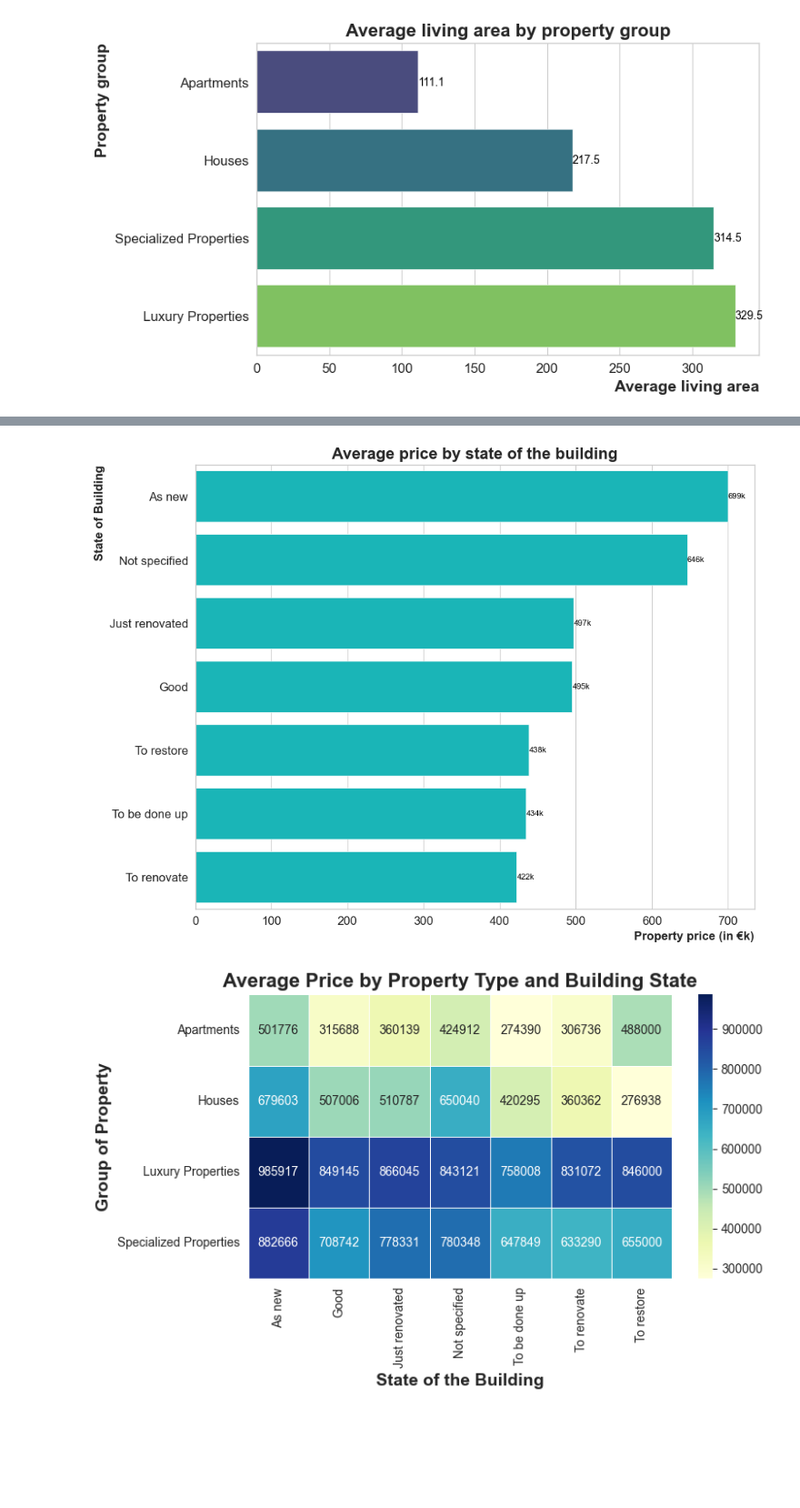
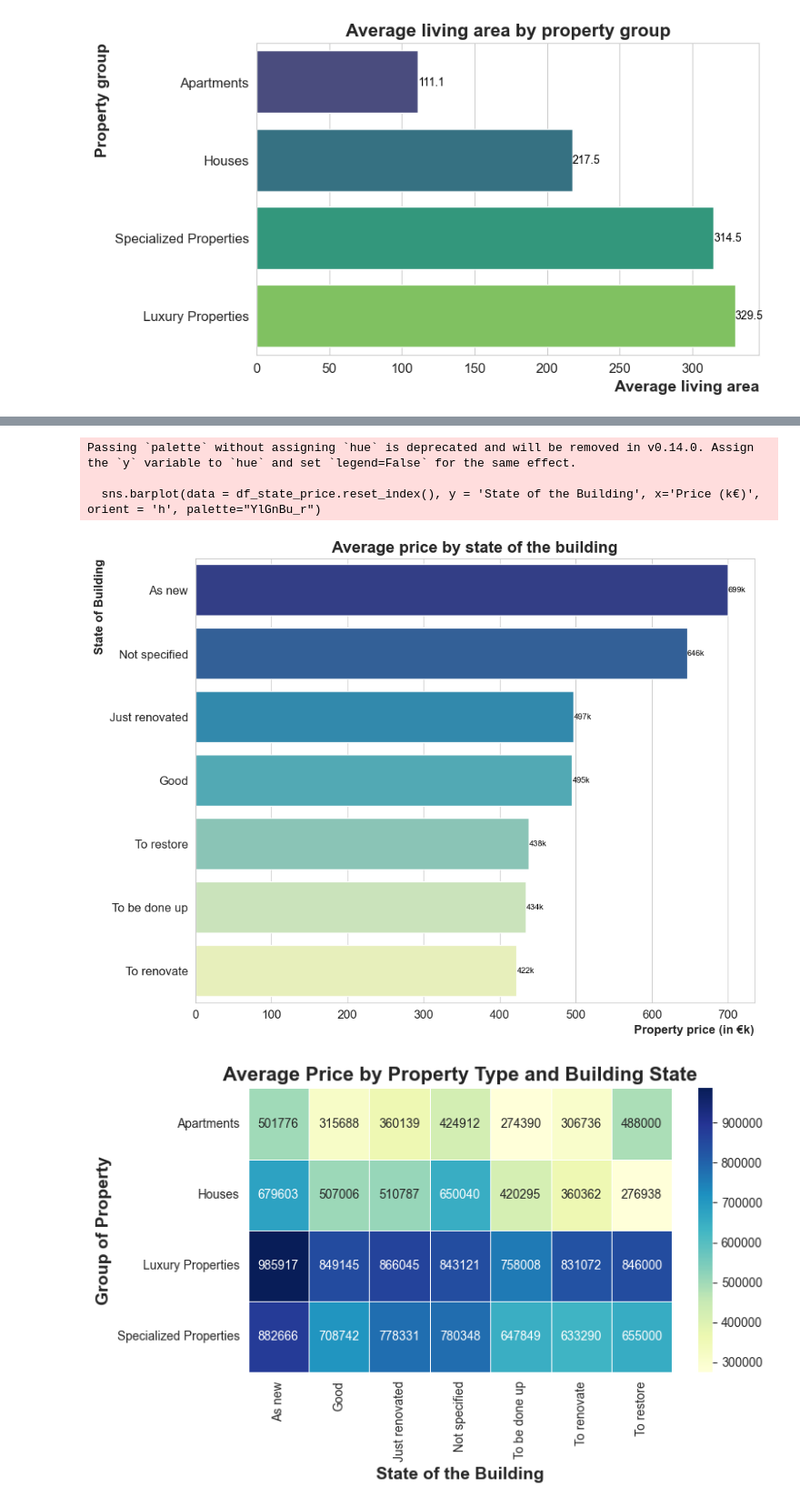
Before and after one commit to BeatrizJover/Data_analysis, a Jupyter notebook: charts.ipynb, the cells around one changed output, grey strips where cells are left out. Shown at 91% size. Drawn from its saved outputs; the diff is of its cells as text; code cells hidden in the pictures; blank space fills up the shorter version.

Commit message:
Visualisations

```diff
--- a/charts.ipynb
+++ b/charts.ipynb
@@ -256,0 +261,19 @@ plt.show()
+# %%
+plt.figure(figsize = [8, 5])
+sns.set_style('whitegrid')
+ax = sns.histplot(no_outliers_space, x='Price', bins=8)
+
+bin_edges = ax.patches  # Get the bar patches (bin containers)
+for patch in bin_edges:
+    x_bin_center = patch.get_x() + patch.get_width() / 2  # Calculate bin center
+    height = patch.get_height()  # Get bar height
+    # Annotate the bar with the height value
+    ax.text(x_bin_center, height, str(int(height)), ha='center', va='bottom', fontsize=12, color='black')
+
+plt.title("Distribution of Property Price", fontsize = 16, fontweight = 'bold')
+plt.xlabel('Price', fontsize = 14, fontweight = 'bold', loc = 'right')
+plt.ylabel('Count', fontsize = 14, fontweight = 'bold', loc = 'top')
+plt.xticks(fontsize = 12)
+plt.yticks(fontsize = 12)
+plt.savefig("charts/hist_price_no_out.png", dpi=300, bbox_inches='tight')
+plt.show()
@@ -382,24 +470,28 @@ plt.show()
 # %%
 df_state_price = no_outliers_space.groupby(by = 'State of the Building')[['Price']].mean().sort_values(by = 'Price', ascending = False)
 df_state_price['Price (k€)'] = df_state_price['Price'] / 1000
 plt.figure(figsize = [10, 8])
 sns.set_style('whitegrid')
-sns.barplot(data = df_state_price.reset_index(), y = 'State of the Building', x='Price (k€)', orient = 'h', color = 'darkturquoise')
+sns.barplot(data = df_state_price.reset_index(), y = 'State of the Building', x='Price (k€)', orient = 'h', palette="YlGnBu_r")
 for index, row in df_state_price.iterrows():
     plt.text(
         row['Price (k€)'] + 0.5,
         index,
         f"{row['Price (k€)']:.0f}k",
         ha = 'left', va='center', fontsize=8, color='black'
     )
 plt.title("Average price by state of the building", fontsize = 16, fontweight = 'bold')
 plt.xlabel('Property price (in €k)', fontsize = 12, fontweight = 'bold', loc = 'right')
 plt.ylabel('State of Building', fontsize = 12, fontweight = 'bold', loc = 'top')
 plt.xticks(fontsize = 12)
 plt.yticks(fontsize = 12)
+plt.savefig("charts/barplot_price_state_no_out.png", dpi=300, bbox_inches='tight')
 plt.show()
 # %% [output]
+Passing `palette` without assigning `hue` is deprecated and will be removed in v0.14.0. Assign the `y` variable to `hue` and set `legend=False` for the same effect.
+
+  sns.barplot(data = df_state_price.reset_index(), y = 'State of the Building', x='Price (k€)', orient = 'h', palette="YlGnBu_r")
-[figure, old version]
+[figure, new version]
 # %%
 # Pivot the data
 heatmap_data = no_outliers_space.pivot_table(
```
Also changed, not shown: parts of 18 cells of this notebook, 20 other files.
